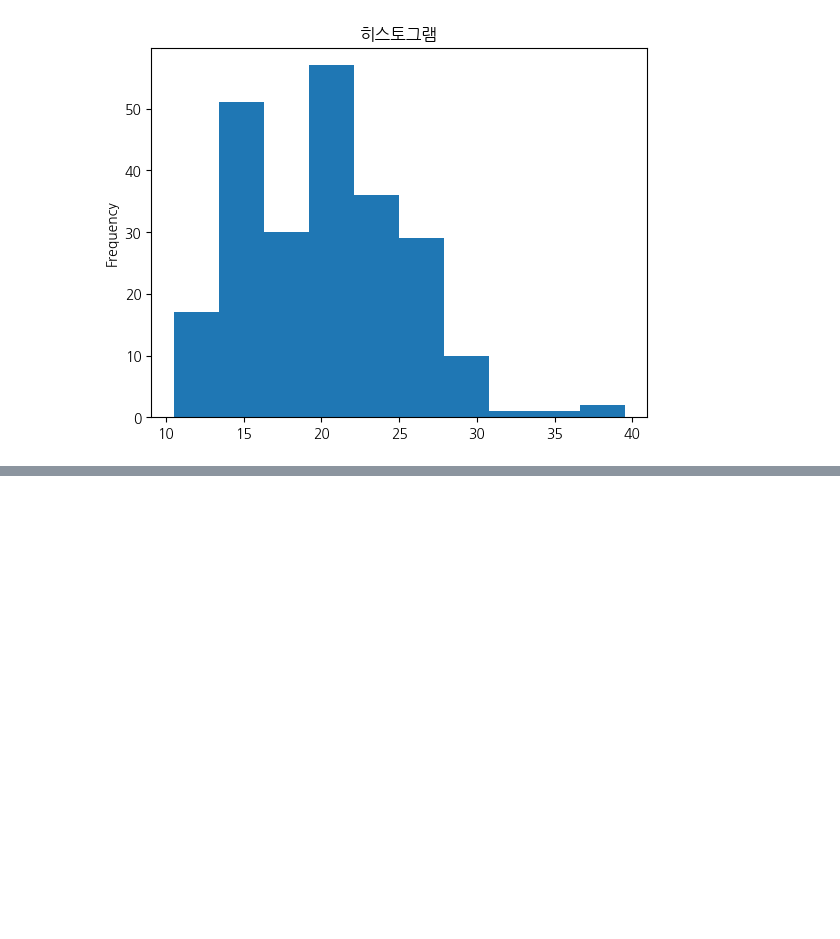
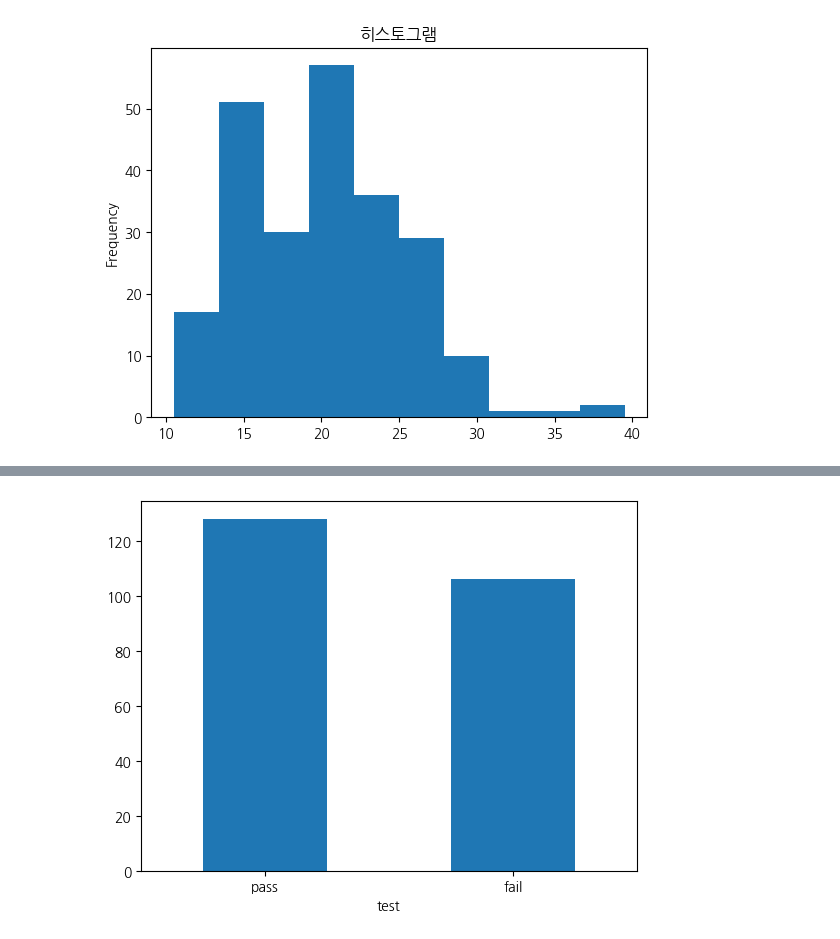
Before and after one commit to wjdtjdus/2025-1-myclass-BDA, a Jupyter notebook: inclass/05w_B_wed_0402_easy_ch05_06ipynb.ipynb, the cells around one changed output, grey strips where cells are left out. Saved outputs shown, nothing was run; the diff lists cells and outputs as text; code cells hidden in the pictures; blank space fills up the shorter version.

```diff
--- a/inclass/05w_B_wed_0402_easy_ch05_06ipynb.ipynb
+++ b/inclass/05w_B_wed_0402_easy_ch05_06ipynb.ipynb
@@ -256,0 +312,4 @@ mpg['total'].plot(kind="hist", title="히스토그램");
+# %%
+count_test.plot.bar(rot = 0);
+# %% [output]
+[figure, added]
```
Also changed, not shown: parts of 42 cells of this notebook.
